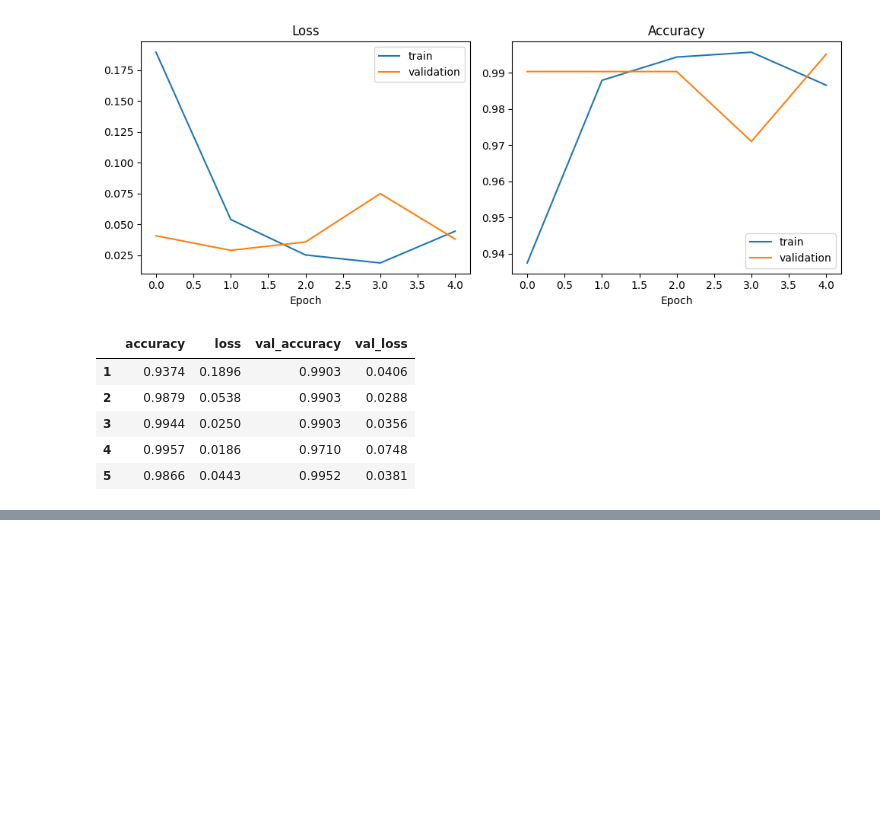
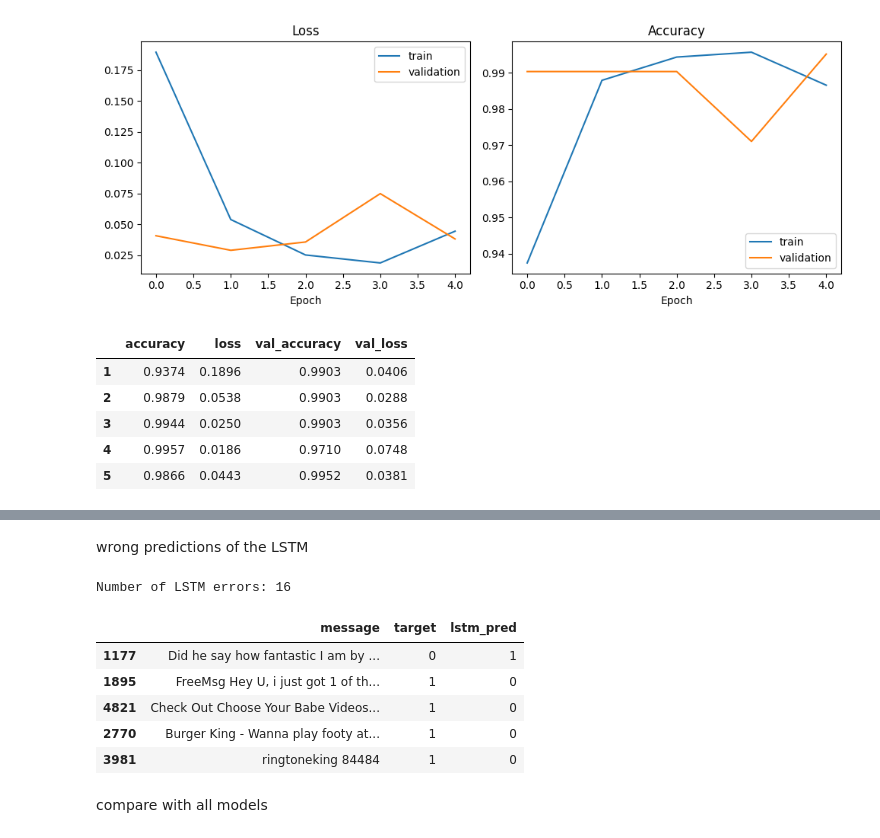
Before and after one commit to zahrss0r/DS483-SMS-Spam-Detection-Project, a Jupyter notebook: DS483_SMS_Spam.ipynb, the cells around one changed output, grey strips where cells are left out. Drawn from its saved outputs; the diff is of its cells as text; code cells hidden in the pictures; blank space fills up the shorter version.

```diff
--- a/DS483_SMS_Spam.ipynb
+++ b/DS483_SMS_Spam.ipynb
@@ -1702,0 +1751,22 @@ epochs_table
+# %% [markdown]
+wrong predictions of the LSTM
+# %%
+# True where the LSTM is wrong (X_test_seq has the same order as test_df)
+wrong = lstm_pred != y_test.values
+
+lstm_errors = test_df.loc[wrong, ['message', 'target']].copy()
+lstm_errors['lstm_pred'] = lstm_pred[wrong]
+
+print("Number of LSTM errors:", len(lstm_errors))
+pd.set_option('display.max_colwidth', 100)
+lstm_errors.head(5)
+# %% [output]
+Number of LSTM errors: 16
+|  | message | target | lstm_pred |
+| 1177 | Did he say how fantastic I am by ... | 0 | 1 |
+| 1895 | FreeMsg Hey U, i just got 1 of th... | 1 | 0 |
+| 4821 | Check Out Choose Your Babe Videos... | 1 | 0 |
+| 2770 | Burger King - Wanna play footy at... | 1 | 0 |
+| 3981 | ringtoneking 84484 | 1 | 0 |
+# %% [markdown]
+compare with all models
```
Also changed, not shown: parts of 19 cells of this notebook.
